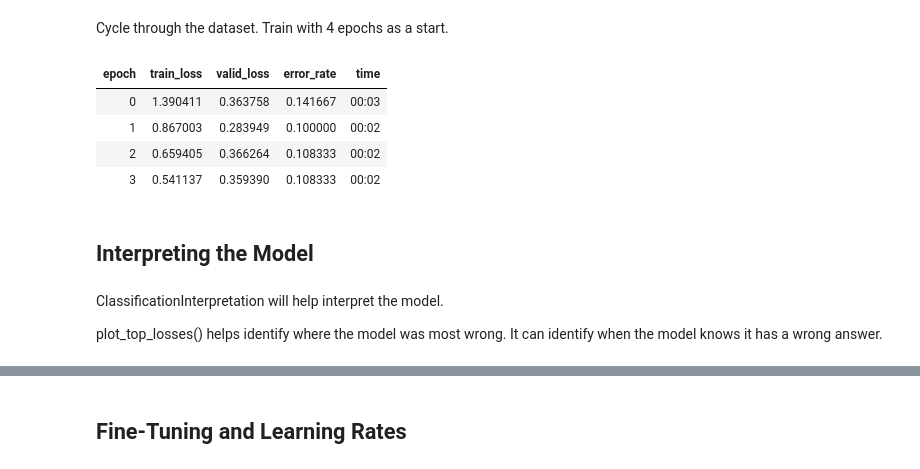
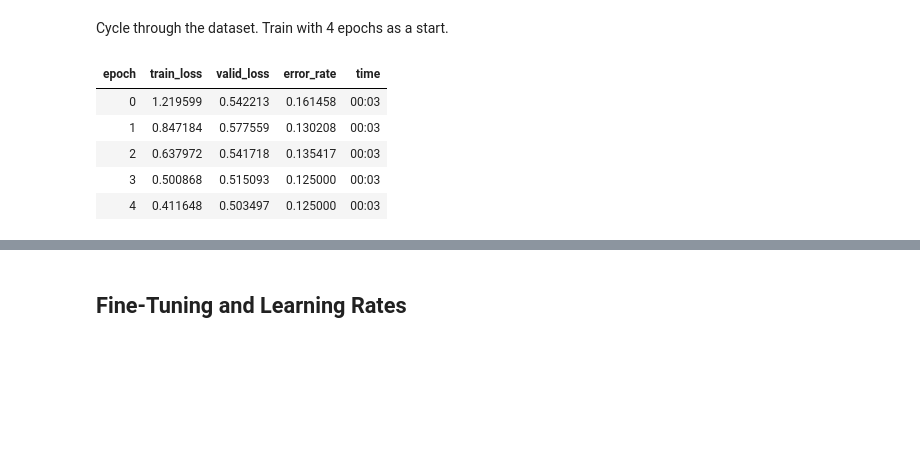
Before and after one commit to dvasavda/ai-image-classifier, a Jupyter notebook: 1-image-classification-mithai.ipynb, the cells around one changed output, grey strips where cells are left out. Drawn from its saved outputs; the diff is of its cells as text; code cells hidden in the pictures; blank space fills up the shorter version.

```diff
--- a/1-image-classification-mithai.ipynb
+++ b/1-image-classification-mithai.ipynb
@@ -78,16 +79,11 @@ learn = cnn_learner(data, models.resnet34, metrics=error_rate)
 # %% [markdown]
 Cycle through the dataset. Train with 4 epochs as a start.
 # %%
-learn.fit_one_cycle(4)
+learn.fit_one_cycle(5)
 # %% [output]
 | epoch | train_loss | valid_loss | error_rate | time |
-| 0 | 1.390411 | 0.363758 | 0.141667 | 00:03 |
-| 1 | 0.867003 | 0.283949 | 0.100000 | 00:02 |
-| 2 | 0.659405 | 0.366264 | 0.108333 | 00:02 |
-| 3 | 0.541137 | 0.359390 | 0.108333 | 00:02 |
+| 0 | 1.219599 | 0.542213 | 0.161458 | 00:03 |
+| 1 | 0.847184 | 0.577559 | 0.130208 | 00:03 |
+| 2 | 0.637972 | 0.541718 | 0.135417 | 00:03 |
+| 3 | 0.500868 | 0.515093 | 0.125000 | 00:03 |
+| 4 | 0.411648 | 0.503497 | 0.125000 | 00:03 |
-# %% [markdown]
-## Interpreting the Model
-# %% [markdown]
-ClassificationInterpretation will help interpret the model.
-
-plot_top_losses() helps identify where the model was most wrong. It can identify when the model knows it has a wrong answer.
```
Also changed, not shown: parts of 41 cells of this notebook.
